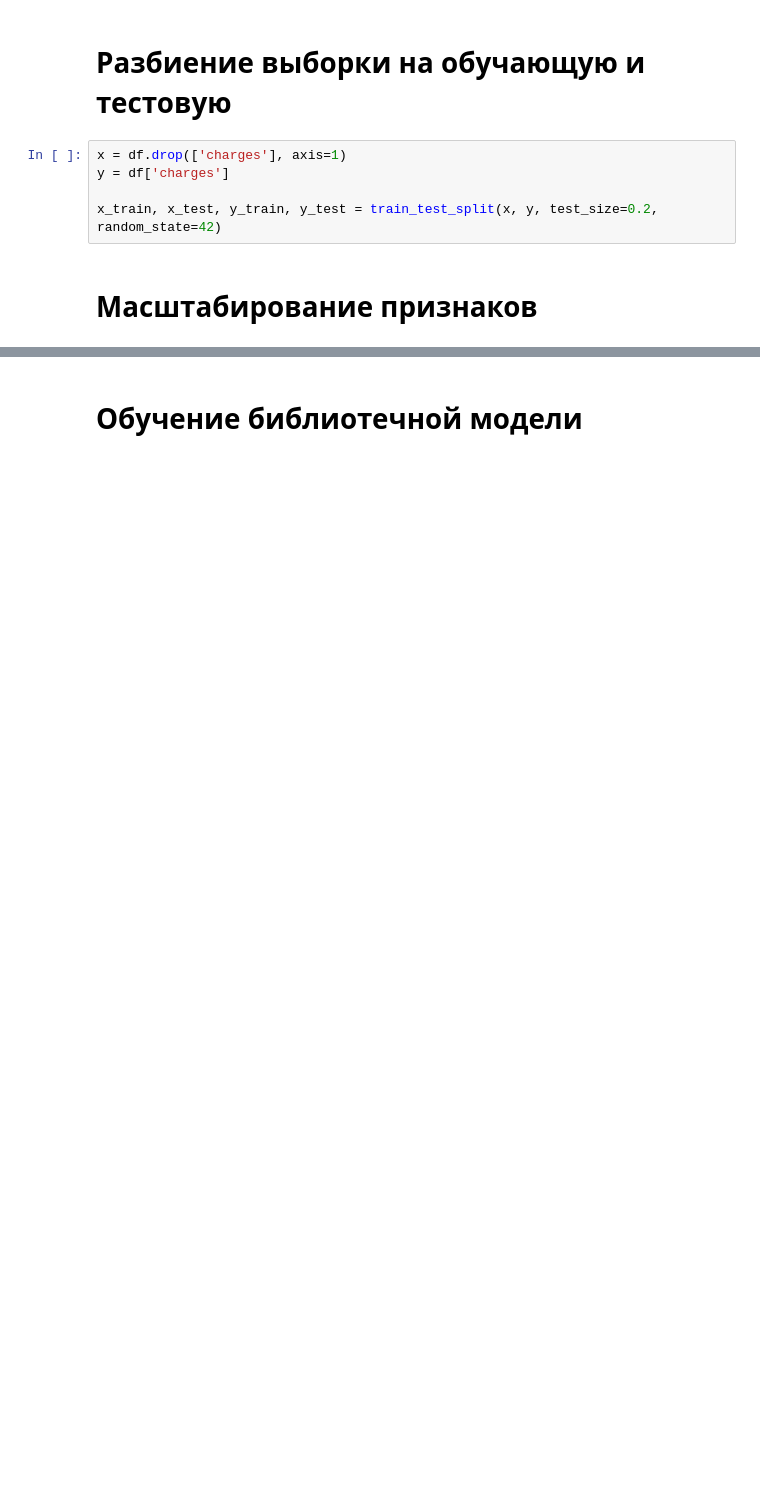
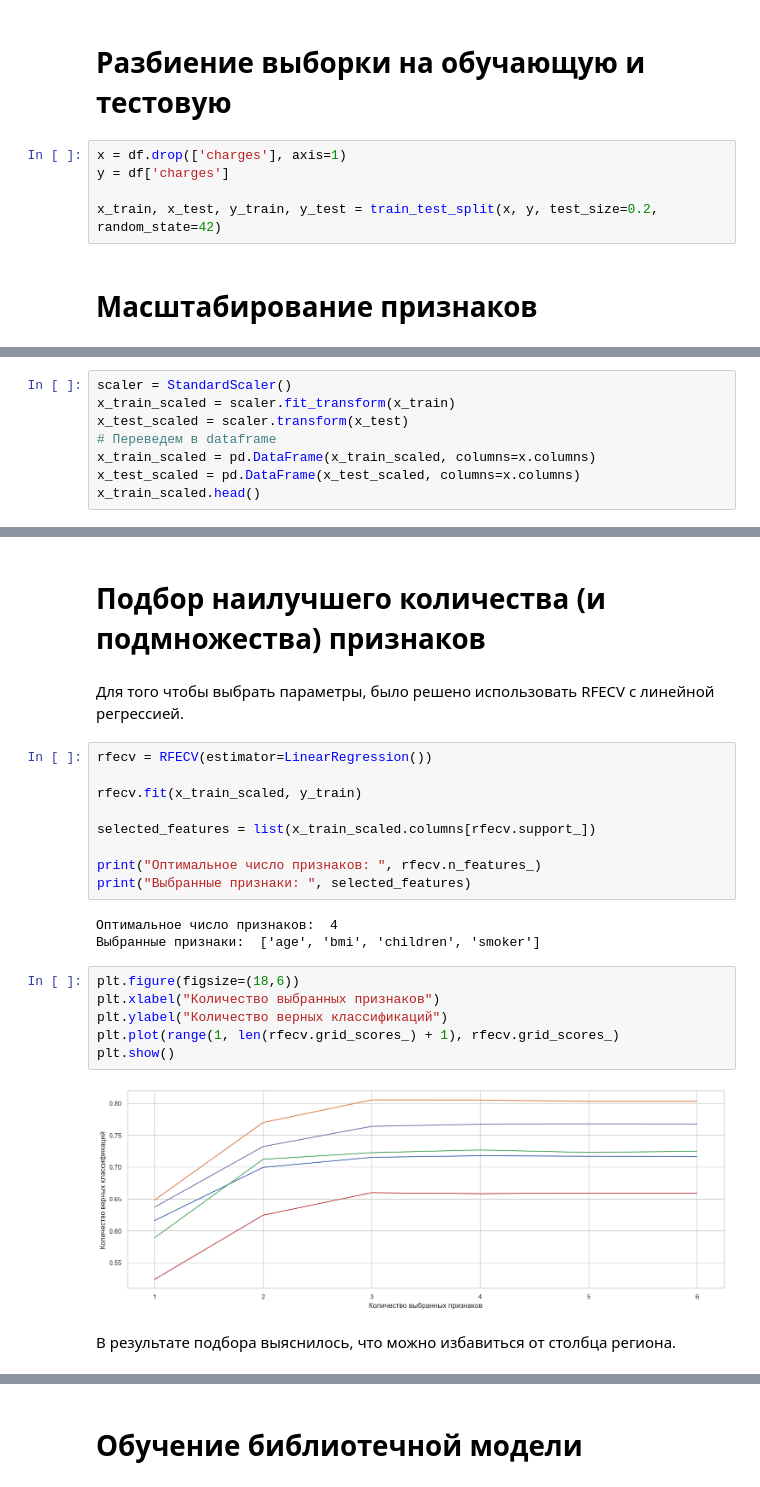
Before and after one commit to bozhnyukAlex/MachineLearning, a Jupyter notebook: tasks/LinearRegression.ipynb, the cells around one changed output, grey strips where cells are left out. Saved outputs shown, nothing was run; the diff lists cells and outputs as text; blank space fills up the shorter version.

```diff
--- a/tasks/LinearRegression.ipynb
+++ b/tasks/LinearRegression.ipynb
@@ -243,0 +225,8 @@ x_test_scaled = scaler.transform(x_test)
+# %%
+scaler = StandardScaler()
+x_train_scaled = scaler.fit_transform(x_train)
+x_test_scaled = scaler.transform(x_test)
+# Переведем в dataframe
+x_train_scaled = pd.DataFrame(x_train_scaled, columns=x.columns)
+x_test_scaled = pd.DataFrame(x_test_scaled, columns=x.columns)
+x_train_scaled.head()
@@ -243,0 +240,26 @@ x_test_scaled = scaler.transform(x_test)
+# %% [markdown]
+# Подбор наилучшего количества (и подмножества) признаков
+# %% [markdown]
+Для того чтобы выбрать параметры, было решено использовать RFECV с линейной регрессией.
+# %%
+rfecv = RFECV(estimator=LinearRegression())
+
+rfecv.fit(x_train_scaled, y_train)
+
+selected_features = list(x_train_scaled.columns[rfecv.support_])
+
+print("Оптимальное число признаков: ", rfecv.n_features_)
+print("Выбранные признаки: ", selected_features)
+# %% [output]
+Оптимальное число признаков:  4
+Выбранные признаки:  ['age', 'bmi', 'children', 'smoker']
+# %%
+plt.figure(figsize=(18,6))
+plt.xlabel("Количество выбранных признаков")
+plt.ylabel("Количество верных классификаций")
+plt.plot(range(1, len(rfecv.grid_scores_) + 1), rfecv.grid_scores_)
+plt.show()
+# %% [output]
+[figure, added]
+# %% [markdown]
+В результате подбора выяснилось, что можно избавиться от столбца региона.
```
Also changed, not shown: parts of 35 cells of this notebook.
